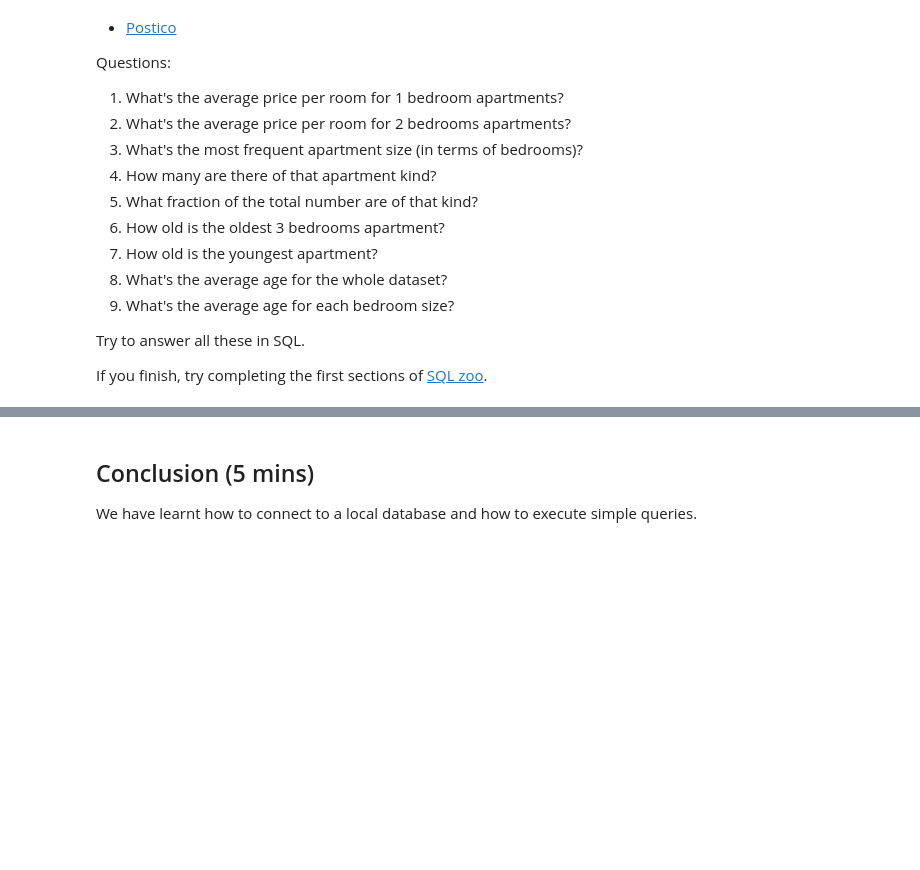
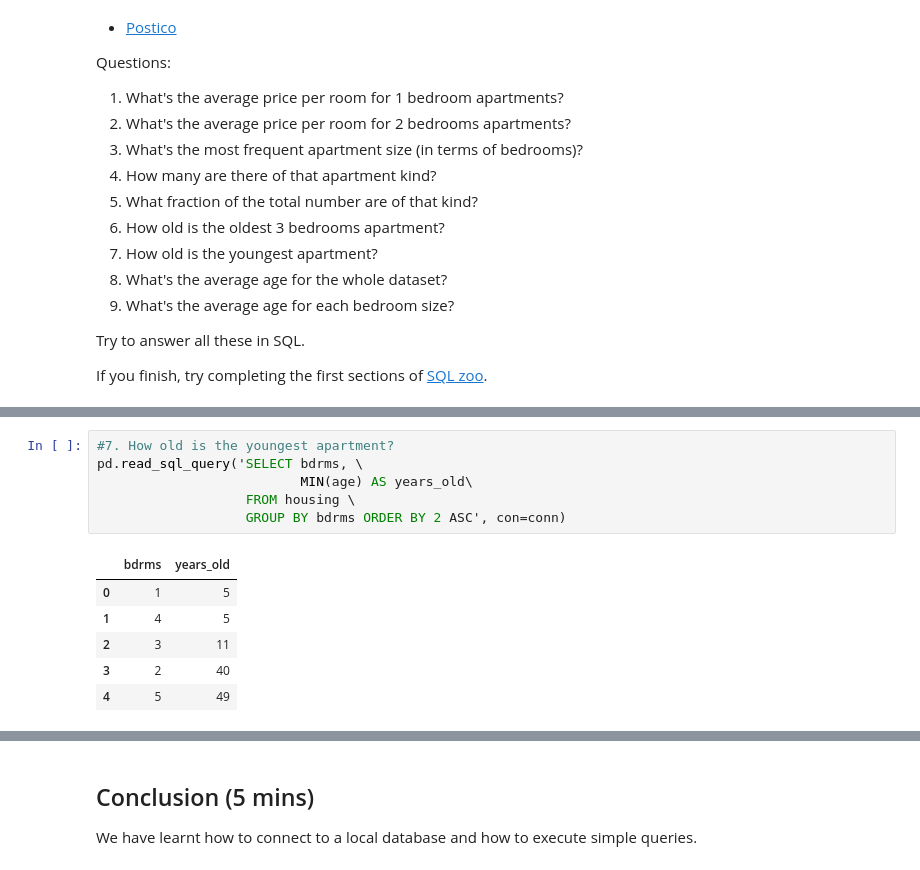
Before and after one commit to ColinJClemence/DataScienceStuff, a Jupyter notebook: curriculum/week-05/1.2-lesson/assets/readme.ipynb, the cells around one changed output, grey strips where cells are left out. Saved outputs shown, nothing was run; the diff lists cells and outputs as text; blank space fills up the shorter version.

```diff
--- a/curriculum/week-05/1.2-lesson/assets/readme.ipynb
+++ b/curriculum/week-05/1.2-lesson/assets/readme.ipynb
@@ -361,0 +501,13 @@ If you finish, try completing the first sections of [SQL zoo](http://www.sqlzoo.
+# %%
+#7. How old is the youngest apartment?
+pd.read_sql_query('SELECT bdrms, \
+                          MIN(age) AS years_old\
+                   FROM housing \
+                   GROUP BY bdrms ORDER BY 2 ASC', con=conn)
+# %% [output]
+|  | bdrms | years_old |
+| 0 | 1 | 5 |
+| 1 | 4 | 5 |
+| 2 | 3 | 11 |
+| 3 | 2 | 40 |
+| 4 | 5 | 49 |
```
Also changed, not shown: parts of 18 cells of this notebook, 1 other file.
